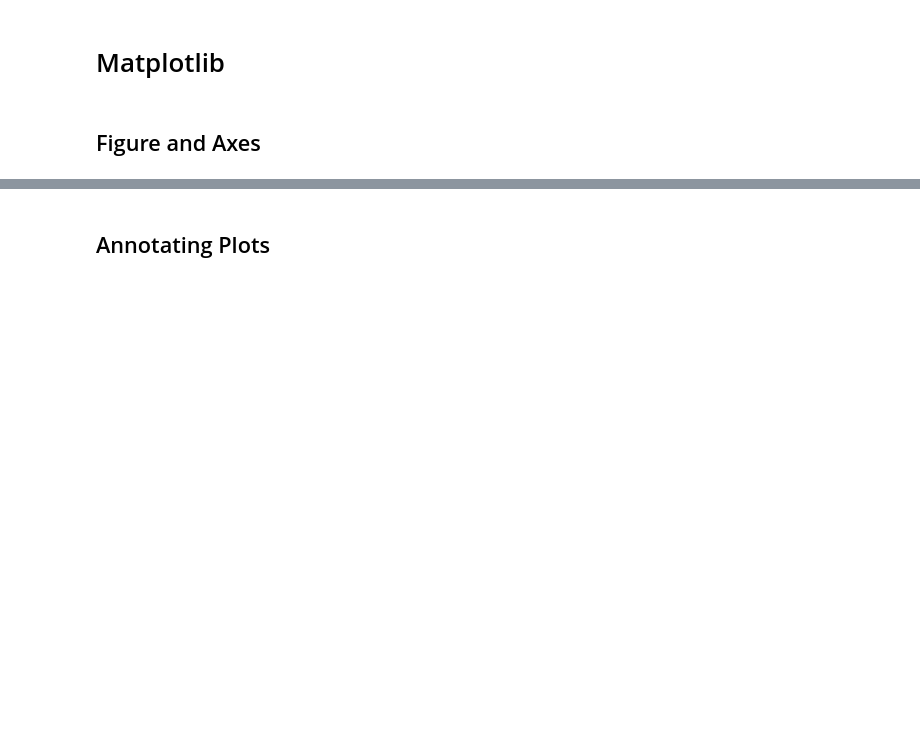
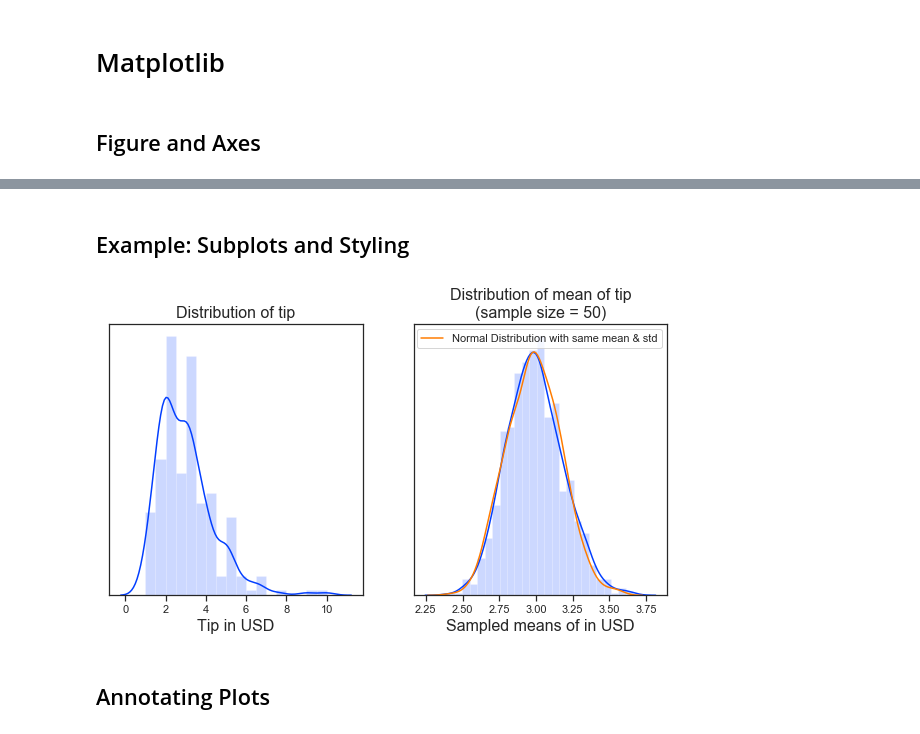
Before and after one commit to moritzwilksch/DataScienceEducation, a Jupyter notebook: PythonForDataAnalysis/Examples.ipynb, the cells around one changed output, grey strips where cells are left out. Drawn from its saved outputs; the diff is of its cells as text; code cells hidden in the pictures; blank space fills up the shorter version.

```diff
--- a/PythonForDataAnalysis/Examples.ipynb
+++ b/PythonForDataAnalysis/Examples.ipynb
@@ -140,3 +140,25 @@ plt.show()
+# %% [markdown]
+ ## Example: Subplots and Styling
+# %%
+HIST_STYLE = {"alpha": 0.2}
+
+sns.set_palette("bright")
+fig, ax = plt.subplots(nrows=1, ncols=2, figsize=(10, 5))
+sns.distplot(df.tip, ax=ax[0], hist_kws=HIST_STYLE)
+tips = np.array([df.tip.sample(50, replace=True).mean() for i in range(1000)])
+perfect = np.random.normal(loc=tips.mean(), scale=tips.std(), size=1000)
+sns.distplot(tips, ax=ax[1], hist_kws=HIST_STYLE)
+ax[0].set_title("Distribution of tip", size=16)
+ax[1].set_title("Distribution of mean of tip\n(sample size = 50)", size=16)
+ax[0].set_yticks([])
+ax[0].set_xlabel("Tip in USD", size=16)
+ax[1].set_xlabel("Sampled means of in USD", size=16)
+ax[1].set_yticks([])
+sns.distplot(perfect, ax=ax[1], hist=False,
+             label="Normal Distribution with same mean & std")
+plt.show()
+# %% [output]
+[figure, added]
 # %% [markdown]
  ## Annotating Plots
 # %%
```
Also changed, not shown: parts of 4 cells of this notebook, 2 other files.
